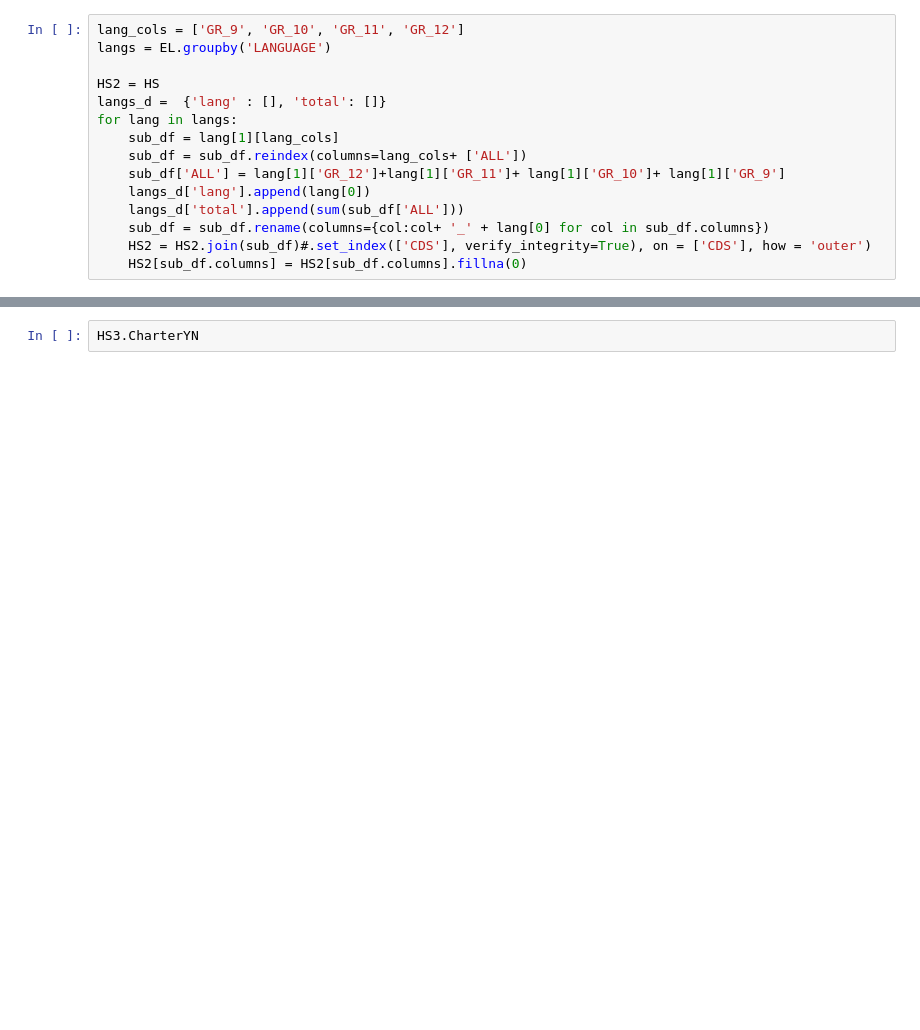
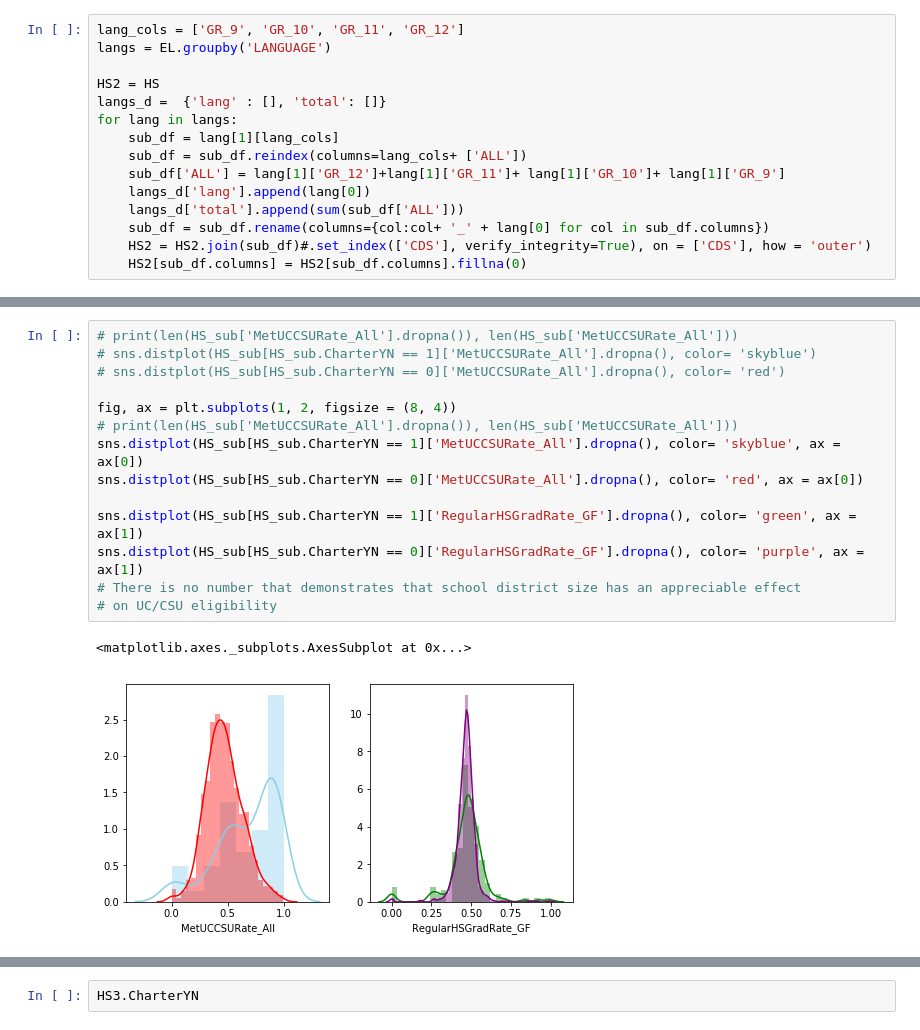
Before and after one commit to jordanplanders/Thinkful, a Jupyter notebook: Bootcamp/Unit 2/CA_edu_features.ipynb, the cells around one changed output, grey strips where cells are left out. Cells and saved outputs as stored; diff of their text form; blank space fills up the shorter version.

```diff
--- a/Bootcamp/Unit 2/CA_edu_features.ipynb
+++ b/Bootcamp/Unit 2/CA_edu_features.ipynb
@@ -210,0 +365,17 @@ langs_df.sort_values('total', ascending = False).head(6)
+# %%
+# print(len(HS_sub['MetUCCSURate_All'].dropna()), len(HS_sub['MetUCCSURate_All']))
+# sns.distplot(HS_sub[HS_sub.CharterYN == 1]['MetUCCSURate_All'].dropna(), color= 'skyblue')
+# sns.distplot(HS_sub[HS_sub.CharterYN == 0]['MetUCCSURate_All'].dropna(), color= 'red')
+
+fig, ax = plt.subplots(1, 2, figsize = (8, 4))
+# print(len(HS_sub['MetUCCSURate_All'].dropna()), len(HS_sub['MetUCCSURate_All']))
+sns.distplot(HS_sub[HS_sub.CharterYN == 1]['MetUCCSURate_All'].dropna(), color= 'skyblue', ax = ax[0])
+sns.distplot(HS_sub[HS_sub.CharterYN == 0]['MetUCCSURate_All'].dropna(), color= 'red', ax = ax[0])
+
+sns.distplot(HS_sub[HS_sub.CharterYN == 1]['RegularHSGradRate_GF'].dropna(), color= 'green', ax = ax[1])
+sns.distplot(HS_sub[HS_sub.CharterYN == 0]['RegularHSGradRate_GF'].dropna(), color= 'purple', ax = ax[1])
+# There is no number that demonstrates that school district size has an appreciable effect
+# on UC/CSU eligibility
+# %% [output]
+<matplotlib.axes._subplots.AxesSubplot at 0x...>
+[figure, added]
```
Also changed, not shown: parts of 35 cells of this notebook.
